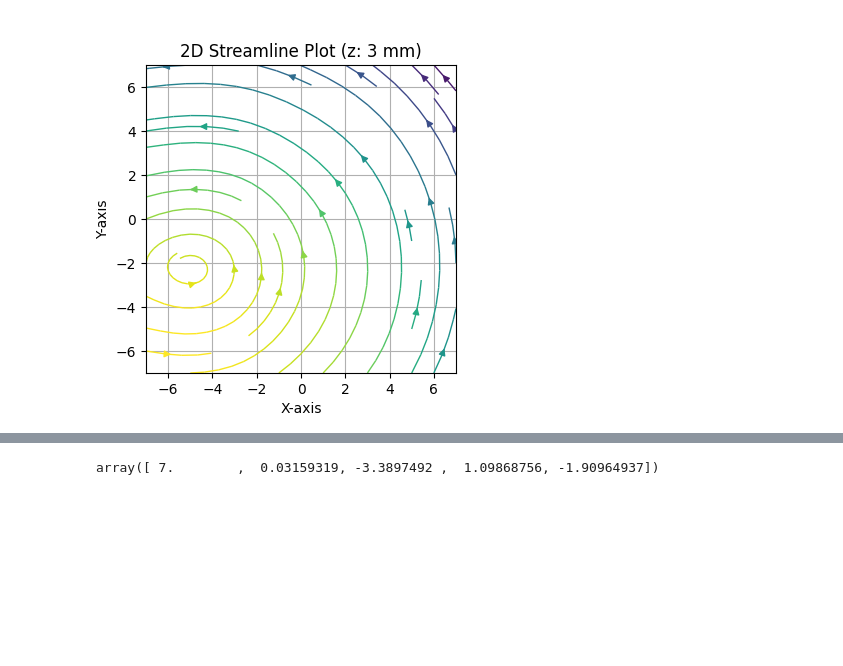
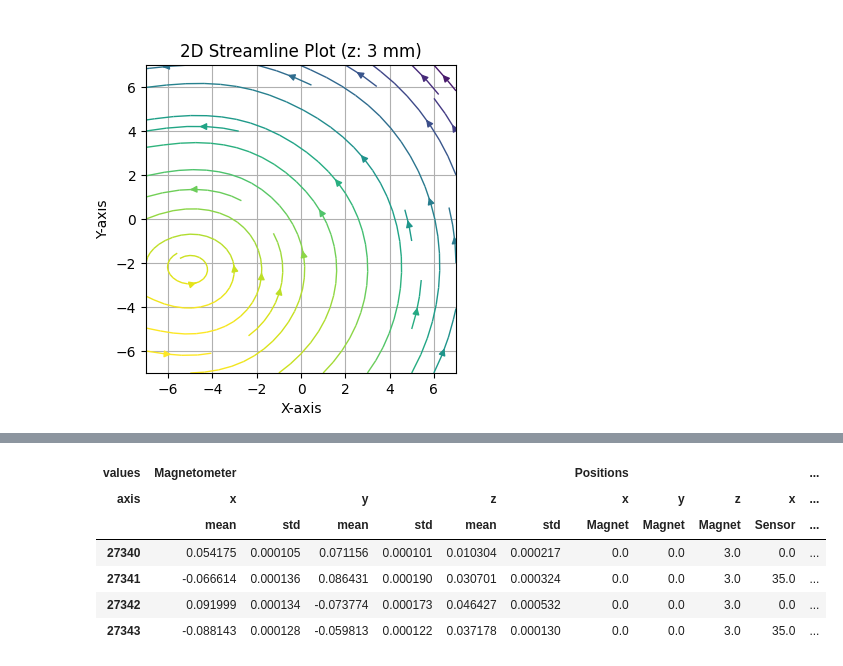
Before and after one commit to purepani/MagneticSensorTracking, a Jupyter notebook: Experiments/Analyze Data.ipynb, the cells around one changed output, grey strips where cells are left out. Saved outputs shown, nothing was run; the diff lists cells and outputs as text; code cells hidden in the pictures; blank space fills up the shorter version.

```diff
--- a/Experiments/Analyze Data.ipynb
+++ b/Experiments/Analyze Data.ipynb
@@ -700,0 +654,9 @@ def estimate_positions(df):
+# %%
+new
+data=pd.concat([data.loc[:, idx["Magnetometer", :, :]], new], axis=1)
+
+axes = ["x", "y", "z"]
+
+
+data = data.set_index([("Positions", i, "Magnet") for i in ["x", "y", "z"]],).sort_index().loc[idx[-2:2, -2:2, 0:6]].reset_index()
+data = pd.concat([data.loc[:, idx["Magnetometer", :, :]], data.loc[:, idx["Positions", :, :]]], axis=1)
@@ -701,7 +712,17 @@ def estimate_positions(df):
 # %%
 #data
 group = data.groupby(list(filter(lambda x: x[0]=="Positions" and x[2]=="Magnet", data.columns.to_list())))
-# %%
-estimate_positions(group.get_group((0,0,0)))
-# %% [output]
-array([ 7.        ,  0.03159319, -3.3897492 ,  1.09868756, -1.90964937])
+# %%
+
+point = (0,0,3)
+#estimate_positions(group.get_group(point))
+# %%
+group.get_group(point)
+# %% [output]
+| values | Magnetometer |  |  |  |  |  | Positions |  |  |  | ... |
+| axis | x |  | y |  | z |  | x | y | z | x | ... |
+|  | mean | std | mean | std | mean | std | Magnet | Magnet | Magnet | Sensor | ... |
+| 27340 | 0.054175 | 0.000105 | 0.071156 | 0.000101 | 0.010304 | 0.000217 | 0.0 | 0.0 | 3.0 | 0.0 | ... |
+| 27341 | -0.066614 | 0.000136 | 0.086431 | 0.000190 | 0.030701 | 0.000324 | 0.0 | 0.0 | 3.0 | 35.0 | ... |
+| 27342 | 0.091999 | 0.000134 | -0.073774 | 0.000173 | 0.046427 | 0.000532 | 0.0 | 0.0 | 3.0 | 0.0 | ... |
+| 27343 | -0.088143 | 0.000128 | -0.059813 | 0.000122 | 0.037178 | 0.000130 | 0.0 | 0.0 | 3.0 | 35.0 | ... |
```
Also changed, not shown: parts of 28 cells of this notebook, 16 other files.
